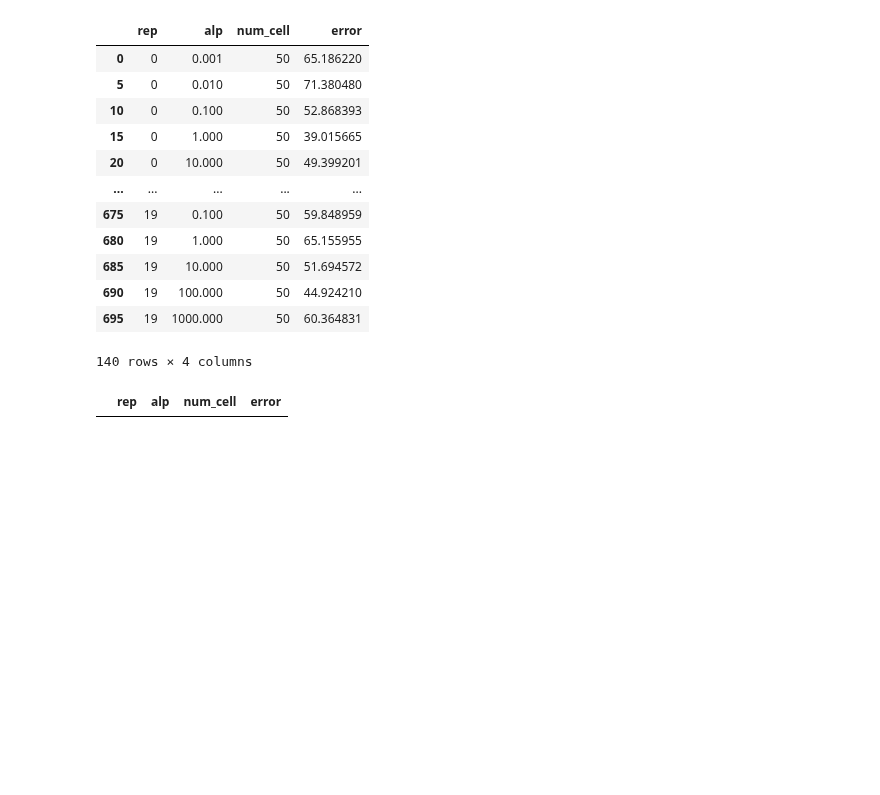
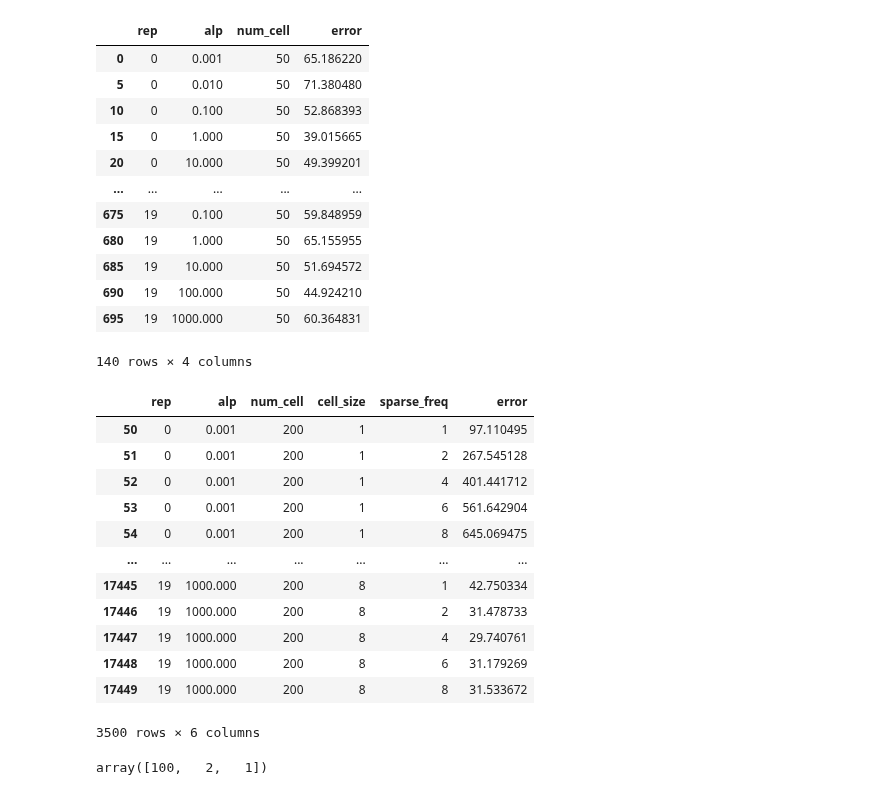
Before and after one commit to qkstngus000/Visual-Compressive-Sensing, a Jupyter notebook: experiment/method_figures/optimal_alpha_vs_error.ipynb, the cells around one changed output. Saved outputs shown, nothing was run; the diff lists cells and outputs as text; code cells hidden in the pictures; blank space fills up the shorter version.

```diff
--- a/experiment/method_figures/optimal_alpha_vs_error.ipynb
+++ b/experiment/method_figures/optimal_alpha_vs_error.ipynb
@@ -140,7 +118,26 @@ pixel_param_df
 | 690 | 19 | 100.000 | 50 | 44.924210 |
 | 695 | 19 | 1000.000 | 50 | 60.364831 |
 140 rows × 4 columns
-# %%
-pixel_param_df
-# %% [output]
-|  | rep | alp | num_cell | error |
+# %%
+V1_param_df
+# %% [output]
+|  | rep | alp | num_cell | cell_size | sparse_freq | error |
+| 50 | 0 | 0.001 | 200 | 1 | 1 | 97.110495 |
+| 51 | 0 | 0.001 | 200 | 1 | 2 | 267.545128 |
+| 52 | 0 | 0.001 | 200 | 1 | 4 | 401.441712 |
+| 53 | 0 | 0.001 | 200 | 1 | 6 | 561.642904 |
+| 54 | 0 | 0.001 | 200 | 1 | 8 | 645.069475 |
+| ... | ... | ... | ... | ... | ... | ... |
+| 17445 | 19 | 1000.000 | 200 | 8 | 1 | 42.750334 |
+| 17446 | 19 | 1000.000 | 200 | 8 | 2 | 31.478733 |
+| 17447 | 19 | 1000.000 | 200 | 8 | 4 | 29.740761 |
+| 17448 | 19 | 1000.000 | 200 | 8 | 6 | 31.179269 |
+| 17449 | 19 | 1000.000 | 200 | 8 | 8 | 31.533672 |
+3500 rows × 6 columns
+# %%
+V1_df_mean = V1_df.groupby(list(V1_df.columns[1:-1]),
+                                           as_index = False).mean().drop('rep', axis=1)
+V1_df_mean.loc[V1_df_mean['error'] == V1_df_mean['error'].
+                                                median()][['num_cell', 'cell_size', 'sparse_freq']].values.squeeze()
+# %% [output]
+array([100,   2,   1])
```
Also changed, not shown: parts of 25 cells of this notebook, 11 other files.
